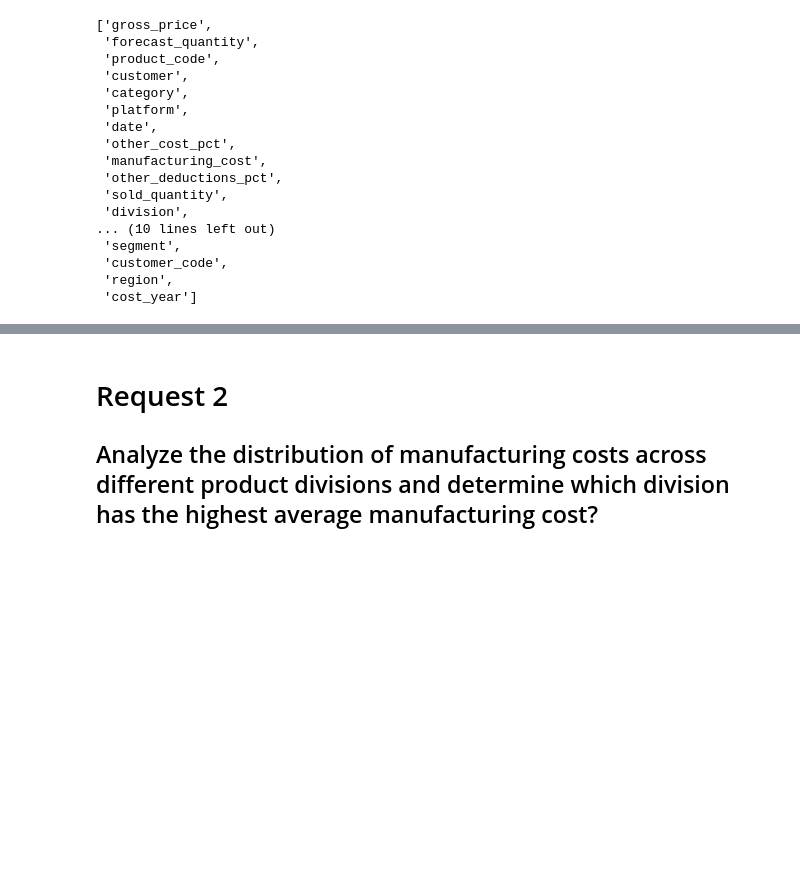
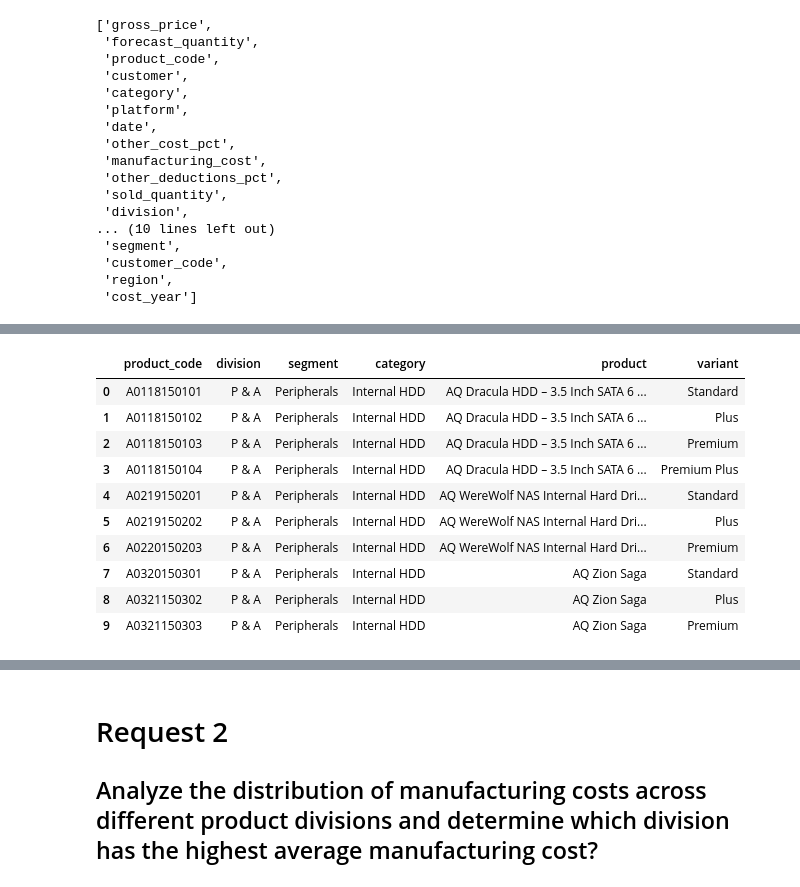
Before and after one commit to occampos/Supply-Chain-Analysis, a Jupyter notebook: analysis/sc_analysis.ipynb, the cells around one changed output, grey strips where cells are left out. Drawn from its saved outputs; the diff is of its cells as text; code cells hidden in the pictures; blank space fills up the shorter version.

```diff
--- a/analysis/sc_analysis.ipynb
+++ b/analysis/sc_analysis.ipynb
@@ -72,0 +98,14 @@ list(all_column_names)
+# %%
+sc_dim_product.head(10)
+# %% [output]
+|  | product_code | division | segment | category | product | variant |
+| 0 | A0118150101 | P & A | Peripherals | Internal HDD | AQ Dracula HDD – 3.5 Inch SATA 6 ... | Standard |
+| 1 | A0118150102 | P & A | Peripherals | Internal HDD | AQ Dracula HDD – 3.5 Inch SATA 6 ... | Plus |
+| 2 | A0118150103 | P & A | Peripherals | Internal HDD | AQ Dracula HDD – 3.5 Inch SATA 6 ... | Premium |
+| 3 | A0118150104 | P & A | Peripherals | Internal HDD | AQ Dracula HDD – 3.5 Inch SATA 6 ... | Premium Plus |
+| 4 | A0219150201 | P & A | Peripherals | Internal HDD | AQ WereWolf NAS Internal Hard Dri... | Standard |
+| 5 | A0219150202 | P & A | Peripherals | Internal HDD | AQ WereWolf NAS Internal Hard Dri... | Plus |
+| 6 | A0220150203 | P & A | Peripherals | Internal HDD | AQ WereWolf NAS Internal Hard Dri... | Premium |
+| 7 | A0320150301 | P & A | Peripherals | Internal HDD | AQ Zion Saga | Standard |
+| 8 | A0321150302 | P & A | Peripherals | Internal HDD | AQ Zion Saga | Plus |
+| 9 | A0321150303 | P & A | Peripherals | Internal HDD | AQ Zion Saga | Premium |
```
Also changed, not shown: parts of 13 cells of this notebook.
